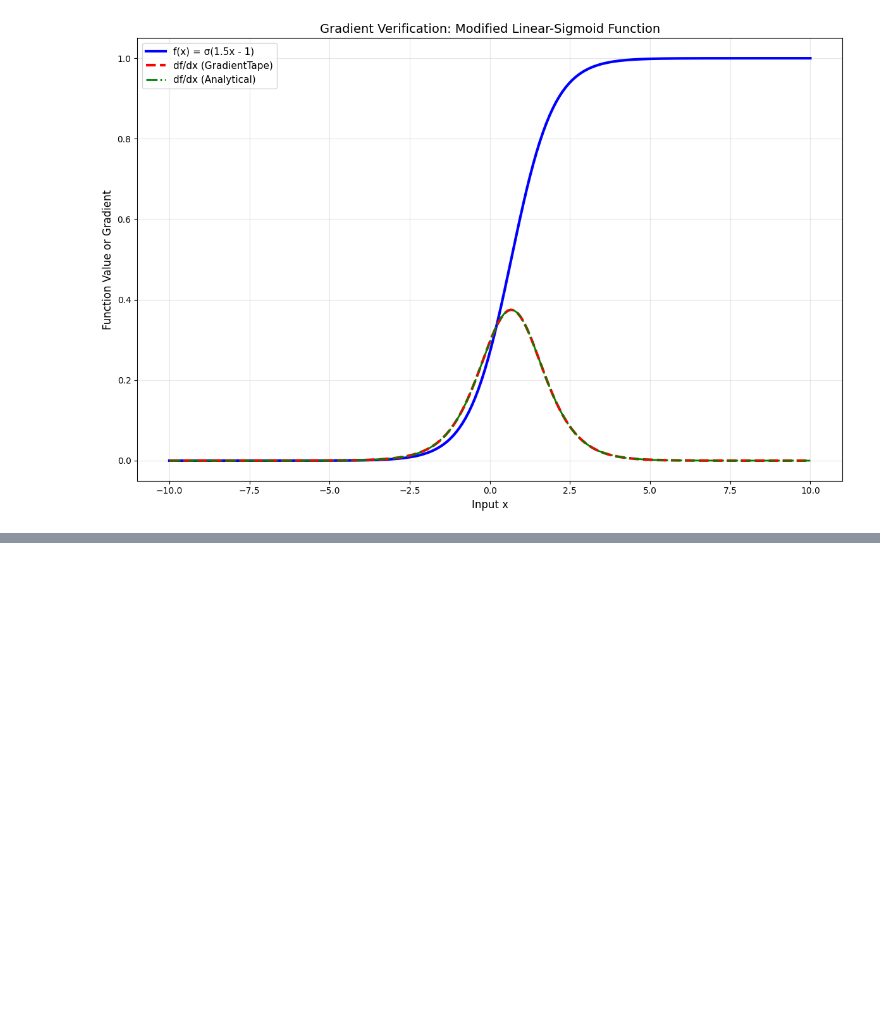
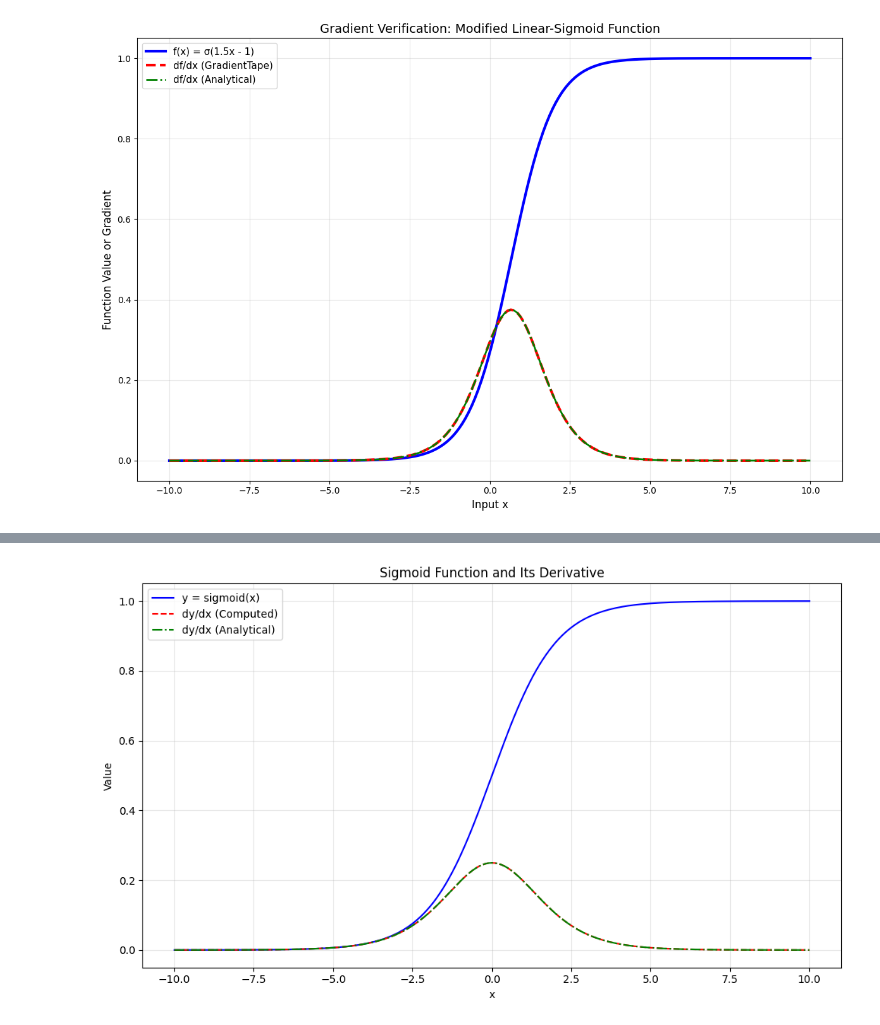
Before and after one commit to santiago-cruzlopez/WLV-MSc-AI, a Jupyter notebook: 02_Deep_Machine_Learning/W1_Intro_DeepML/02_Gradient.ipynb, the cells around one changed output, grey strips where cells are left out. Drawn from its saved outputs; the diff is of its cells as text; code cells hidden in the pictures; blank space fills up the shorter version.

```diff
--- a/02_Deep_Machine_Learning/W1_Intro_DeepML/02_Gradient.ipynb
+++ b/02_Deep_Machine_Learning/W1_Intro_DeepML/02_Gradient.ipynb
@@ -299,0 +163,38 @@ Relative error for dB: [0.00470134]
+# %%
+import numpy as np
+import matplotlib.pyplot as plt
+import tensorflow as tf
+
+# Generate input values
+x = tf.linspace(-10.0, 10.0, 201)
+
+# Compute sigmoid and gradient using GradientTape
+with tf.GradientTape() as tape:
+    tape.watch(x)  # Watch the input tensor
+    y = tf.nn.sigmoid(x)  # Sigmoid function
+
+dy_dx = tape.gradient(y, x)  # Computed derivative
+
+# Analytical derivative for verification
+analytical_dy_dx = y * (1 - y)
+
+# Convert to NumPy for plotting
+x_np = x.numpy()
+y_np = y.numpy()
+dy_dx_np = dy_dx.numpy()
+analytical_np = analytical_dy_dx.numpy()
+
+# Plot with improvements
+plt.figure(figsize=(10, 6))
+plt.plot(x_np, y_np, 'b-', label='y = sigmoid(x)')
+plt.plot(x_np, dy_dx_np, 'r--', label='dy/dx (Computed)')
+plt.plot(x_np, analytical_np, 'g-.', label='dy/dx (Analytical)')
+plt.title('Sigmoid Function and Its Derivative')
+plt.xlabel('x')
+plt.ylabel('Value')
+plt.legend()
+plt.grid(True, alpha=0.3)
+plt.tight_layout()
+plt.show()
+# %% [output]
+[figure, added]
```
Also changed, not shown: parts of 10 cells of this notebook.
